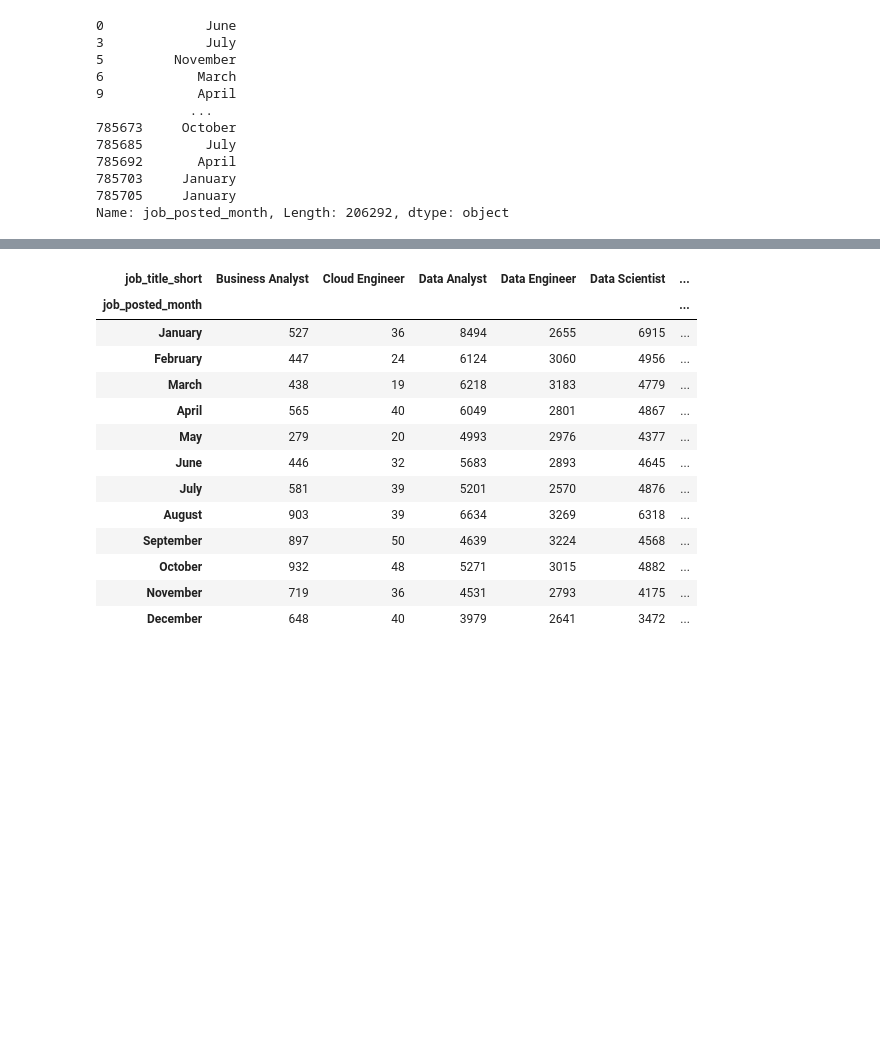
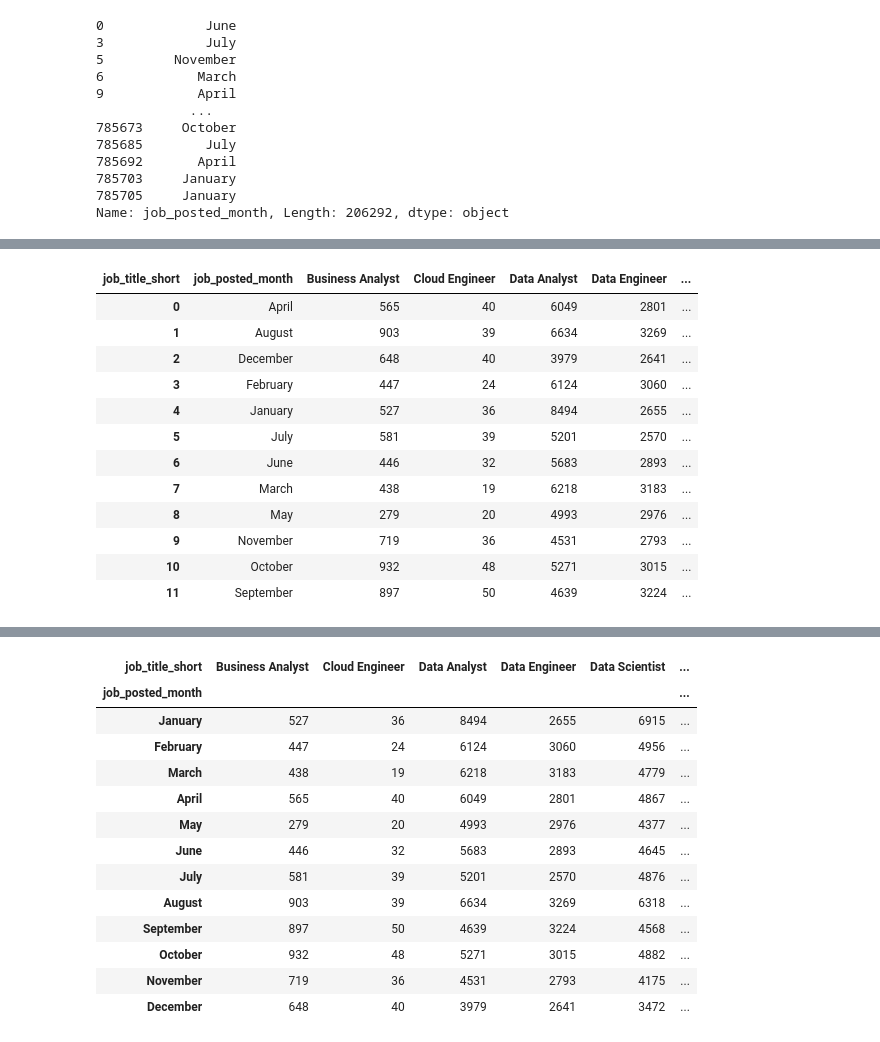
Before and after one commit to alexsnadeau/Python-Data-Analysis, a Jupyter notebook: 2_Advanced/pandas_advanced.ipynb, the cells around one changed output, grey strips where cells are left out. Drawn from its saved outputs; the diff is of its cells as text; code cells hidden in the pictures; blank space fills up the shorter version.

```diff
--- a/2_Advanced/pandas_advanced.ipynb
+++ b/2_Advanced/pandas_advanced.ipynb
@@ -338,8 +358,23 @@ df_US_pivot = df_US.pivot_table(
 # %%
 #resetting the index to 0, or making a new column with a new index or flatting out the table
 df_US_pivot.reset_index(inplace=True)
 #creating a new column for month number and using pandas notation to output the month in the month_no column. dt.month only extracts the month while pd.to_datetime creates the date
 df_US_pivot["month_no"] = pd.to_datetime(df_US_pivot["job_posted_month"], format="%B").dt.month
+df_US_pivot
+# %% [output]
+| job_title_short | job_posted_month | Business Analyst | Cloud Engineer | Data Analyst | Data Engineer | ... |
+| 0 | April | 565 | 40 | 6049 | 2801 | ... |
+| 1 | August | 903 | 39 | 6634 | 3269 | ... |
+| 2 | December | 648 | 40 | 3979 | 2641 | ... |
+| 3 | February | 447 | 24 | 6124 | 3060 | ... |
+| 4 | January | 527 | 36 | 8494 | 2655 | ... |
+| 5 | July | 581 | 39 | 5201 | 2570 | ... |
+| 6 | June | 446 | 32 | 5683 | 2893 | ... |
+| 7 | March | 438 | 19 | 6218 | 3183 | ... |
+| 8 | May | 279 | 20 | 4993 | 2976 | ... |
+| 9 | November | 719 | 36 | 4531 | 2793 | ... |
+| 10 | October | 932 | 48 | 5271 | 3015 | ... |
+| 11 | September | 897 | 50 | 4639 | 3224 | ... |
 # %%
 #this sorts the month no column by month in the correct order
 df_US_pivot.sort_values(by="month_no", inplace=True)
```
Also changed, not shown: parts of 18 cells of this notebook.
